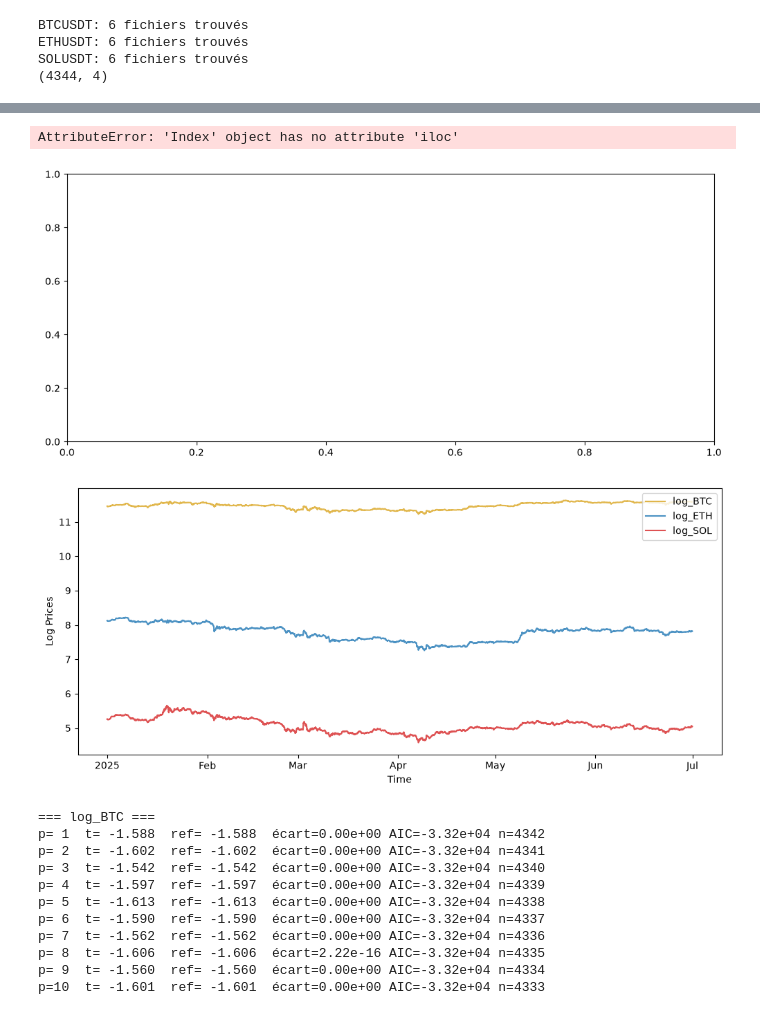
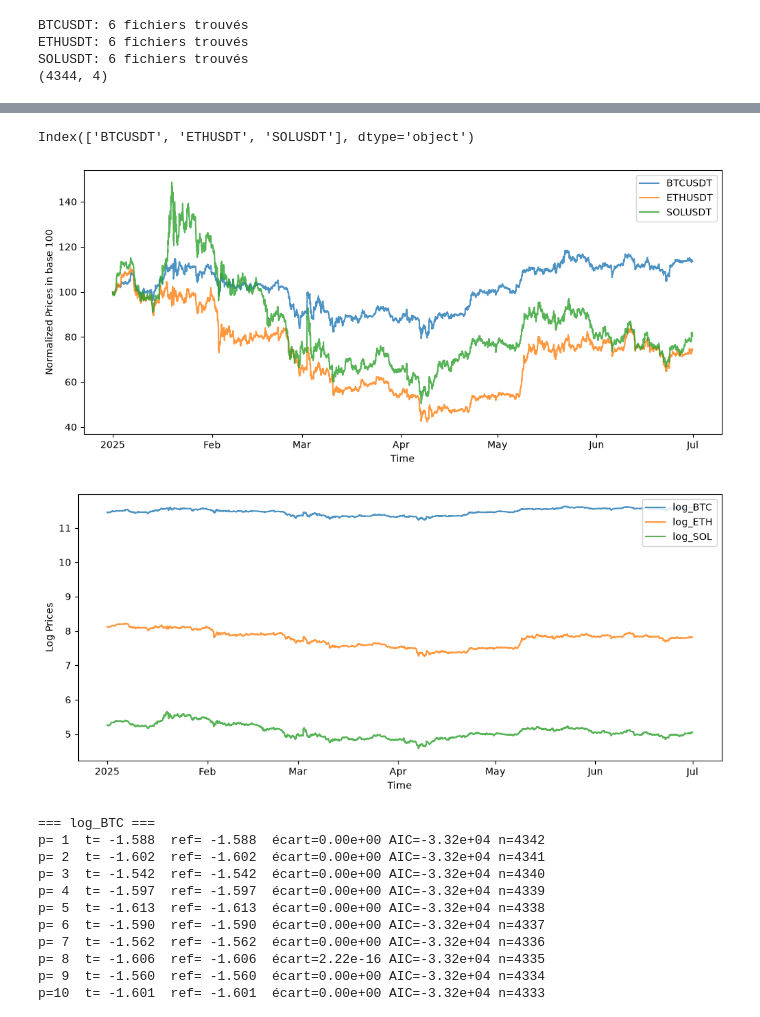
Before and after one commit to Maxime-Skryma/Spread_Crypto, a Jupyter notebook: AED.ipynb, the cells around one changed output, grey strips where cells are left out. Drawn from its saved outputs; the diff is of its cells as text; code cells hidden in the pictures.

```diff
--- a/AED.ipynb
+++ b/AED.ipynb
@@ -60,27 +60,27 @@ import matplotlib.dates as mdates
 # %%
 locator = mdates.AutoDateLocator()
 
 
 fig,ax=plt.subplots(figsize=(12,5))
 
 columns = pd.Series(prices.columns) #On en fait une Série
-columns.iloc[0]
+columns = prices.columns[1:] #On enlève open_time
+print(columns)
 
 for col in columns:
     ax.plot(prices['open_time'],
     prices[col]/(prices[col].iloc[0])*100, #To be on the same scale, we compare their evolution, not their level
-    color=plt.rcParams['axes.prop_cycle'].by_key(),
     label=col,
     alpha=0.8)
 ax.set_xlabel("Time")
 ax.set_ylabel("Normalized Prices in base 100")
 ax.legend()
 ax.xaxis.set_major_locator(locator)
 ax.xaxis.set_major_formatter(mdates.ConciseDateFormatter(locator))
 plt.show()
 # %% [output]
-AttributeError: 'Index' object has no attribute 'iloc'
+Index(['BTCUSDT', 'ETHUSDT', 'SOLUSDT'], dtype='object')
-[figure, old version]
+[figure, new version]
 # %%
 import numpy as np
 # %%
@@ -89,14 +89,10 @@ prices["log_ETH"]=np.log(prices['ETHUSDT'])
 prices["log_SOL"]=np.log(prices['SOLUSDT'])
 # %%
 fig,ax=plt.subplots(figsize=(12,5))
-colors={
-    'log_BTC':'goldenrod',
-    'log_ETH':'tab:blue',
-    'log_SOL':'tab:red'}
+
 for col,color in colors.items():
     ax.plot(prices['open_time'],
     prices[col], #To be on the same scale, we compare their evolution, not their level
-    color=color,
     label=col,
     alpha=0.8)
 ax.set_xlabel("Time")
@@ -106,7 +102,7 @@ ax.xaxis.set_major_locator(locator)
 ax.xaxis.set_major_formatter(mdates.ConciseDateFormatter(locator))
 plt.show()
 # %% [output]
-[figure, old version]
+[figure, new version]
 # %%
 import statsmodels.api as sm
 from statsmodels.tsa.stattools import adfuller
```
Also changed, not shown: 1 other file.
